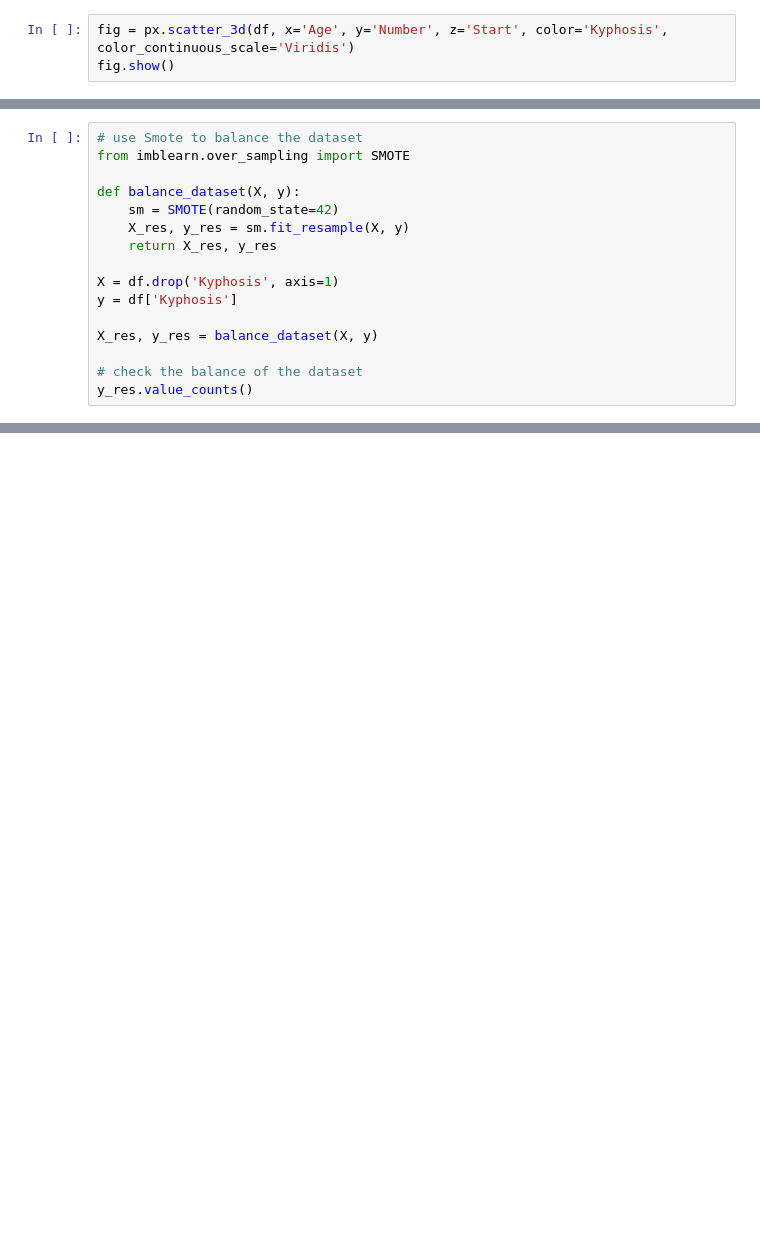
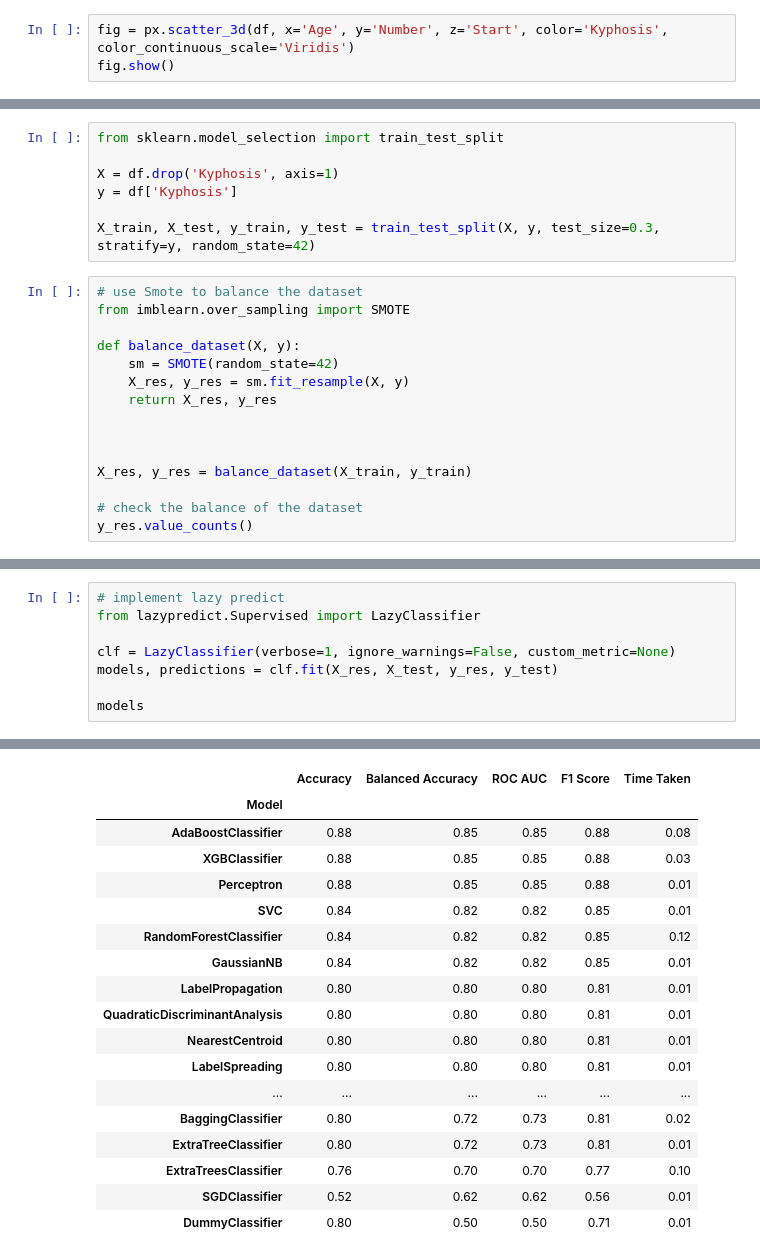
Before and after one commit to sadaqabdo/kyphosis, a Jupyter notebook: kyphosis.ipynb, the cells around one changed output, grey strips where cells are left out. Cells and saved outputs as stored; diff of their text form; blank space fills up the shorter version.

```diff
--- a/kyphosis.ipynb
+++ b/kyphosis.ipynb
@@ -65,3 +128,10 @@ fig.show()
+# %%
+from sklearn.model_selection import train_test_split
+
+X = df.drop('Kyphosis', axis=1)
+y = df['Kyphosis']
+
+X_train, X_test, y_train, y_test = train_test_split(X, y, test_size=0.3, stratify=y, random_state=42)
 # %%
 # use Smote to balance the dataset
 from imblearn.over_sampling import SMOTE
@@ -71,10 +141,9 @@ def balance_dataset(X, y):
     X_res, y_res = sm.fit_resample(X, y)
     return X_res, y_res
 
-X = df.drop('Kyphosis', axis=1)
-y = df['Kyphosis']
 
-X_res, y_res = balance_dataset(X, y)
+
+X_res, y_res = balance_dataset(X_train, y_train)
 
 # check the balance of the dataset
 y_res.value_counts()
@@ -173,0 +154,9 @@ print(confusion_matrix(y_test, gbc_pred))
+# %%
+# implement lazy predict
+from lazypredict.Supervised import LazyClassifier
+
+clf = LazyClassifier(verbose=1, ignore_warnings=False, custom_metric=None)
+models, predictions = clf.fit(X_res, X_test, y_res, y_test)
+
+models
+# %% [output]
@@ -173,0 +194,18 @@ print(confusion_matrix(y_test, gbc_pred))
+|  | Accuracy | Balanced Accuracy | ROC AUC | F1 Score | Time Taken |
+| Model |  |  |  |  |  |
+| AdaBoostClassifier | 0.88 | 0.85 | 0.85 | 0.88 | 0.08 |
+| XGBClassifier | 0.88 | 0.85 | 0.85 | 0.88 | 0.03 |
+| Perceptron | 0.88 | 0.85 | 0.85 | 0.88 | 0.01 |
+| SVC | 0.84 | 0.82 | 0.82 | 0.85 | 0.01 |
+| RandomForestClassifier | 0.84 | 0.82 | 0.82 | 0.85 | 0.12 |
+| GaussianNB | 0.84 | 0.82 | 0.82 | 0.85 | 0.01 |
+| LabelPropagation | 0.80 | 0.80 | 0.80 | 0.81 | 0.01 |
+| QuadraticDiscriminantAnalysis | 0.80 | 0.80 | 0.80 | 0.81 | 0.01 |
+| NearestCentroid | 0.80 | 0.80 | 0.80 | 0.81 | 0.01 |
+| LabelSpreading | 0.80 | 0.80 | 0.80 | 0.81 | 0.01 |
+| ... | ... | ... | ... | ... | ... |
+| BaggingClassifier | 0.80 | 0.72 | 0.73 | 0.81 | 0.02 |
+| ExtraTreeClassifier | 0.80 | 0.72 | 0.73 | 0.81 | 0.01 |
+| ExtraTreesClassifier | 0.76 | 0.70 | 0.70 | 0.77 | 0.10 |
+| SGDClassifier | 0.52 | 0.62 | 0.62 | 0.56 | 0.01 |
+| DummyClassifier | 0.80 | 0.50 | 0.50 | 0.71 | 0.01 |
```
Also changed, not shown: parts of 23 cells of this notebook, 1 other file.
